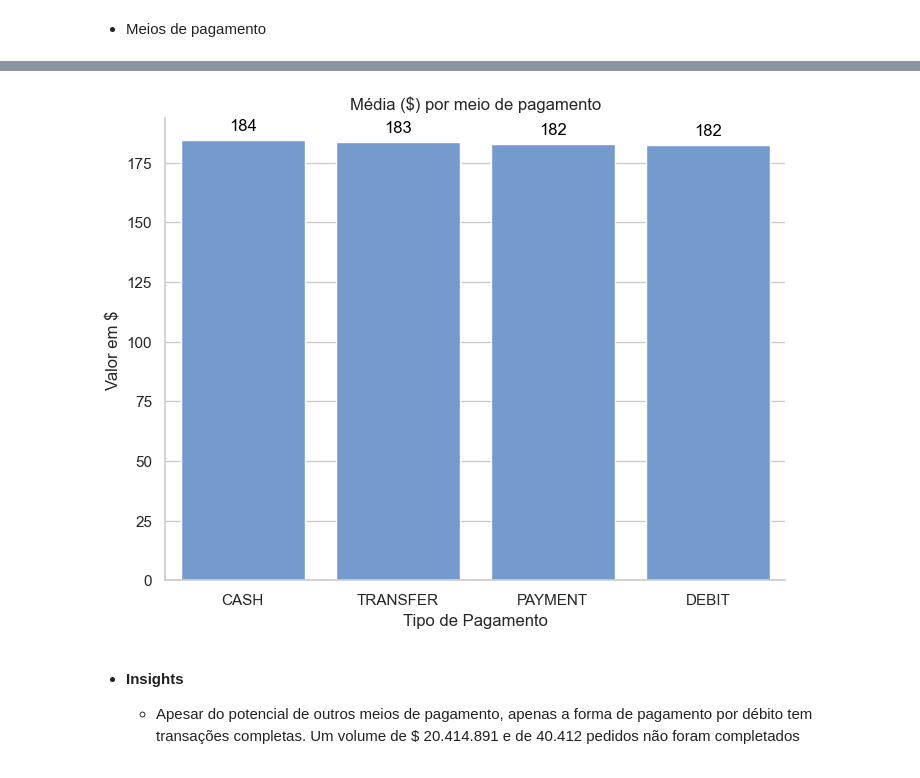
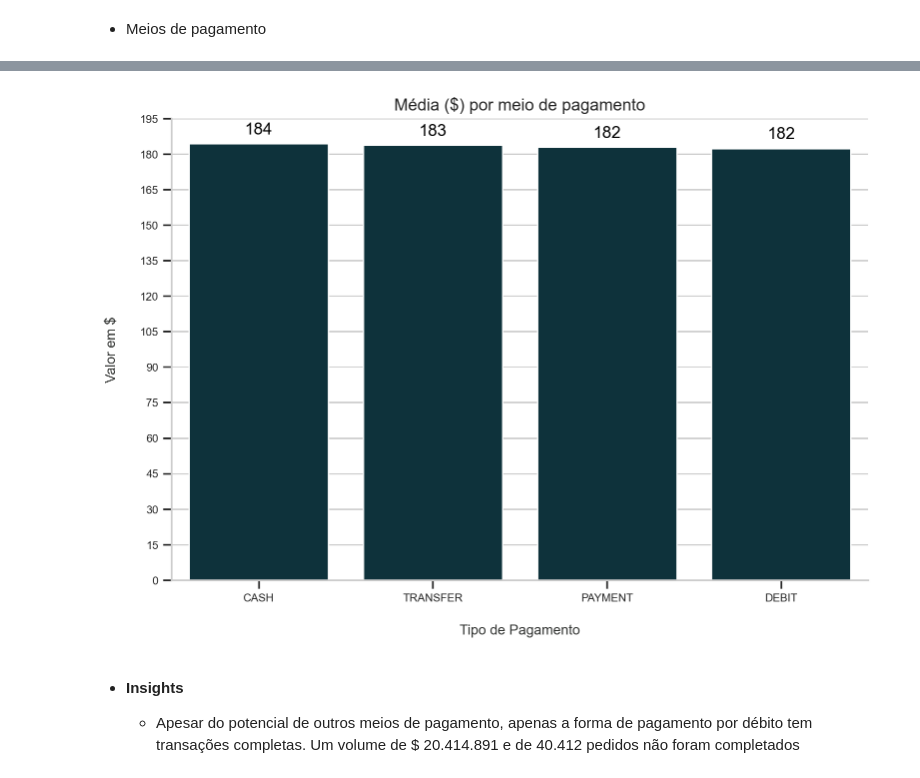
Before and after one commit to cmpbj/supply_chain_EDA, a Jupyter notebook: EDA.ipynb, the cells around one changed output, grey strips where cells are left out. Cells and saved outputs as stored; diff of their text form; code cells hidden in the pictures.

```diff
--- a/EDA.ipynb
+++ b/EDA.ipynb
@@ -334,6 +343,10 @@ df_transformed.drop(columns=['order_date_time', 'shipping_date_time', 'order_dat
 # 4. Visualização
 # %% [markdown]
 * Meios de pagamento
+# %%
+# Configurações gerais de todos os gráficos
+
+plt.rc('figure', figsize=(9, 6))
 # %%
 unique_orders = df_transformed[['order_id', 'type']].groupby(['order_id', 'type'], as_index=False).nunique()
 value_counts = unique_orders['type'].value_counts()
@@ -412,24 +420,33 @@ sales_per_type['proportion'] = sales_per_type['count'] / sales_per_type['count_t
 
 sales_per_type_pivot = sales_per_type.pivot(index='type', columns='order_status', values='proportion').fillna(0)
 
+%config InlineBackend.figure_format = 'retina'
+
 sns.set(style="whitegrid")
-plt.figure(figsize=(12, 8))
+colors = ["#001219", "#005f73", "#0a9396", "#94d2bd", "#e9d8a6", '#ee9b00', '#ca6702', '#bb3e03', '#ae2012']
+sns.set_palette(colors)
 
 ax = sales_per_type_pivot.plot(kind='bar', stacked=True)
 
 for container in ax.containers:
     labels = [f'{val:.2%}' if val > 0 else '' for val in container.datavalues]
-    ax.bar_label(container, labels=labels, label_type='center', fontsize=12, color='black')
+    ax.bar_label(container, labels=labels, label_type='center', fontsize=8, color='black', fontweight='bold')
 
 
 plt.title('Proporção do status do pedido por tipo de pagamento')
-plt.xlabel('Tipo de Pagamento')
-plt.ylabel('%')
-
-plt.legend(title='Status do Pedido', loc='upper left', bbox_to_anchor=(1.02, 1))
+ax.set_xlabel('Tipo de Pagamento', labelpad=15, fontsize=10, color="#333533")
+ax.set_ylabel('%', labelpad=15, fontsize=10, color="#333533")
 
 ax.spines['top'].set_visible(False)
 ax.spines['right'].set_visible(False)
 
+ax.get_xaxis().tick_bottom()
+ax.get_yaxis().tick_left()
+
+plt.legend(title='Status do Pedido', loc='upper left', bbox_to_anchor=(1.02, 1), fontsize=8)
+
+plt.xticks(fontsize=8, rotation=45)
+plt.yticks(fontsize=8)
+
 plt.show()
 # %% [output]
@@ -453,28 +469,34 @@ pivot_table
 # %%
 average_sales = df_transformed.groupby('type')['sales_per_customer'].mean().reset_index()
 average_sales = average_sales.sort_values(by='sales_per_customer', ascending=False)
 
+%config InlineBackend.figure_format = 'retina'
 sns.set(style="whitegrid")
-plt.figure(figsize=(8, 6))
-ax = sns.barplot(x='type', y='sales_per_customer', data=average_sales, color="#69d")
+ax = sns.barplot(x='type', y='sales_per_customer', data=average_sales, color="#073642")
 
 for p in ax.patches:
     sales_value = p.get_height()
     formatted_sales = locale.format_string('%d', sales_value, grouping=True)
     ax.annotate(formatted_sales, (p.get_x() + p.get_width() / 2., p.get_height()),
                 ha='center', va='center', fontsize=12, color='black', xytext=(0, 10),
                 textcoords='offset points')
 
 plt.title('Média ($) por meio de pagamento')
-plt.xlabel('Tipo de Pagamento')
-plt.ylabel('Valor em $')
+ax.set_xlabel('Tipo de Pagamento', labelpad=15, fontsize=10, color="#333533")
+ax.set_ylabel('Valor em $', labelpad=15, fontsize=10, color="#333533")
 
 ax.spines['top'].set_visible(False)
 ax.spines['right'].set_visible(False)
 
+ax.get_xaxis().tick_bottom()
+ax.get_yaxis().tick_left()
+
+plt.xticks(fontsize=8)
+plt.yticks(range(0, 200, 15), fontsize=8)
+
 plt.show()
 # %% [output]
-[figure, old version]
+[figure, new version]
 # %% [markdown]
 * **Insights**
 
```
Also changed, not shown: parts of 49 cells of this notebook.
